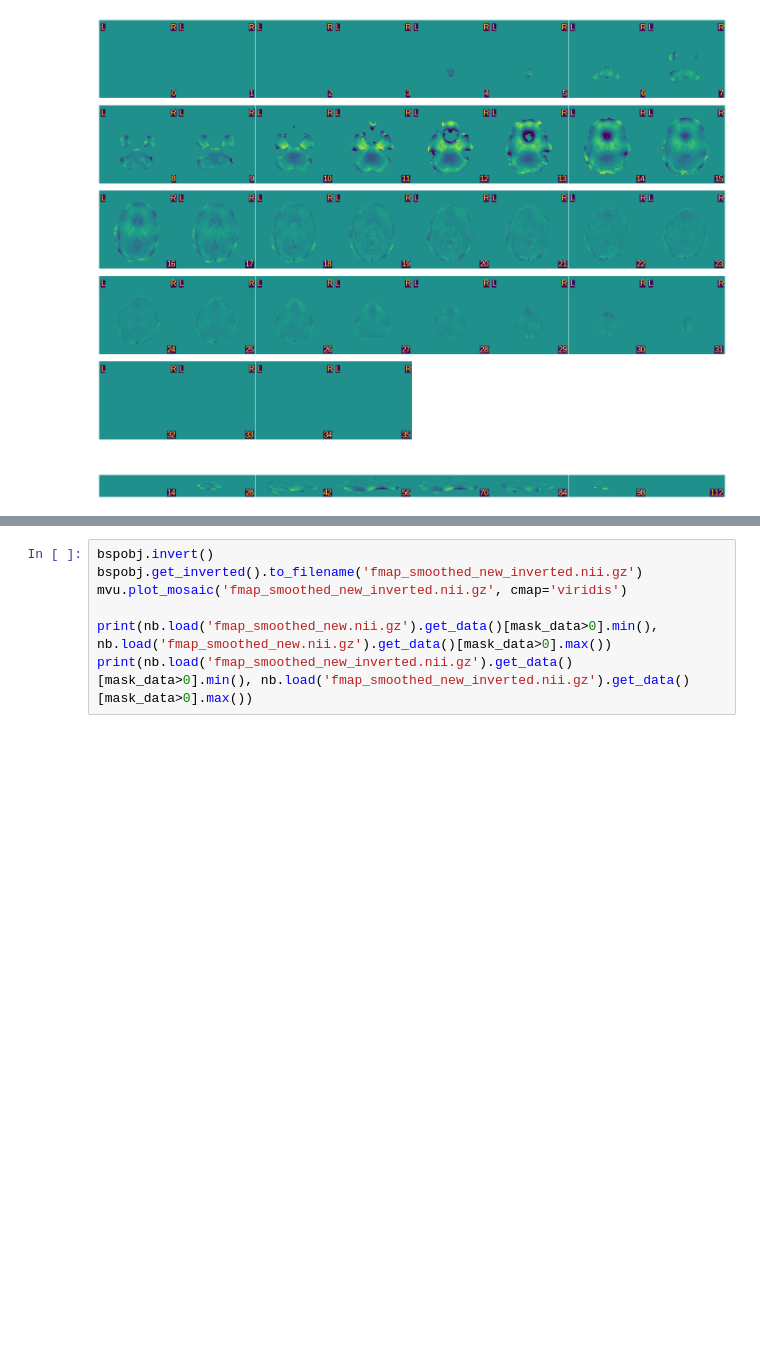
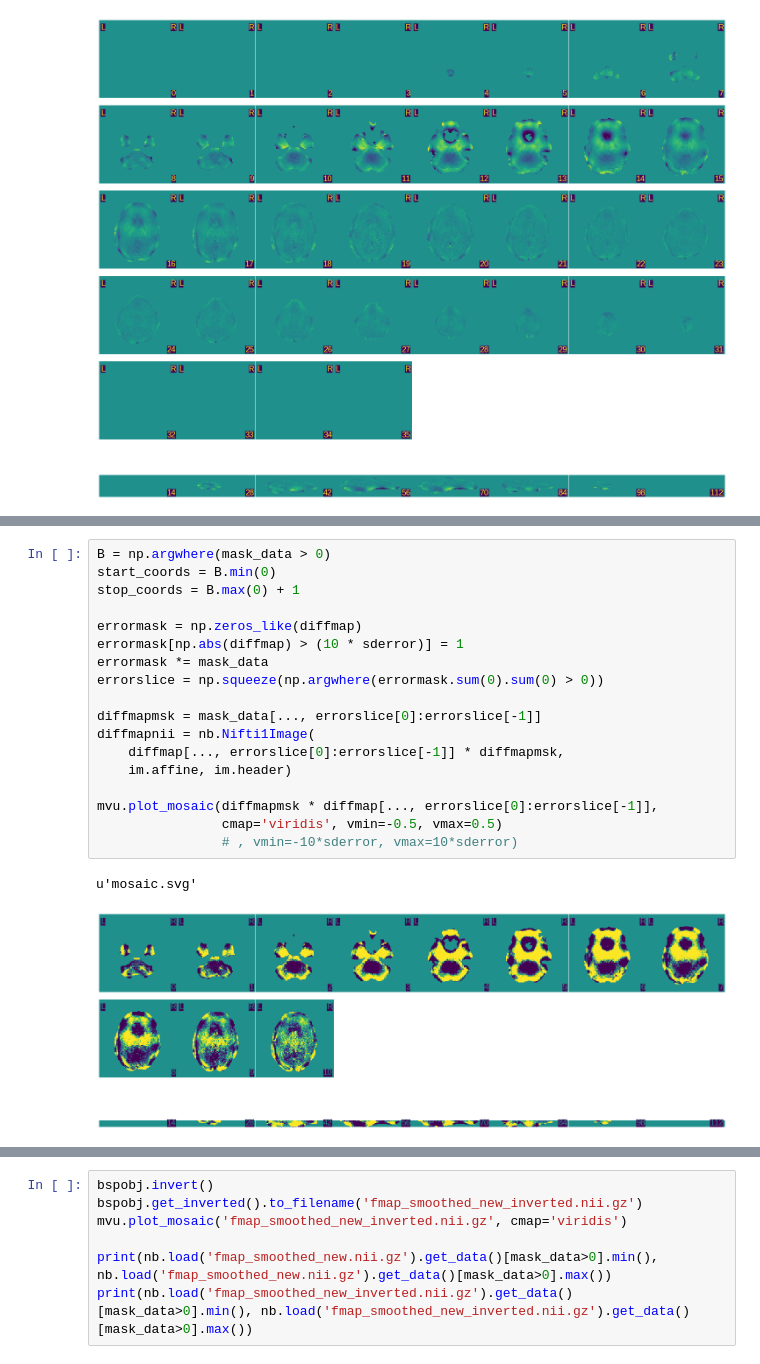
Before and after one commit to nipreps/fmriprep, a Jupyter notebook: notebooks/EPI warps.ipynb, the cells around one changed output, grey strips where cells are left out. Drawn from its saved outputs; the diff is of its cells as text; blank space fills up the shorter version.

```diff
--- a/notebooks/EPI warps.ipynb
+++ b/notebooks/EPI warps.ipynb
@@ -77,0 +72,21 @@ bspobj2.fit()
+# %%
+B = np.argwhere(mask_data > 0)
+start_coords = B.min(0)
+stop_coords = B.max(0) + 1
+
+errormask = np.zeros_like(diffmap)
+errormask[np.abs(diffmap) > (10 * sderror)] = 1
+errormask *= mask_data
+errorslice = np.squeeze(np.argwhere(errormask.sum(0).sum(0) > 0))
+
+diffmapmsk = mask_data[..., errorslice[0]:errorslice[-1]]
+diffmapnii = nb.Nifti1Image(
+    diffmap[..., errorslice[0]:errorslice[-1]] * diffmapmsk,
+    im.affine, im.header)
+
+mvu.plot_mosaic(diffmapmsk * diffmap[..., errorslice[0]:errorslice[-1]],
+                cmap='viridis', vmin=-0.5, vmax=0.5)
+                # , vmin=-10*sderror, vmax=10*sderror)
+# %% [output]
+u'mosaic.svg'
+[figure, added]
```
Also changed, not shown: parts of 6 cells of this notebook, 1 other file.
